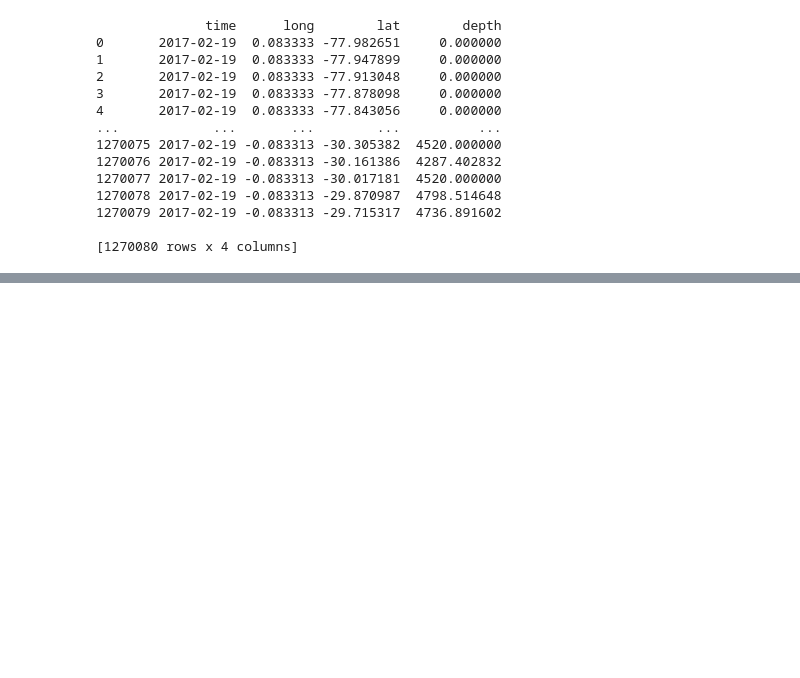
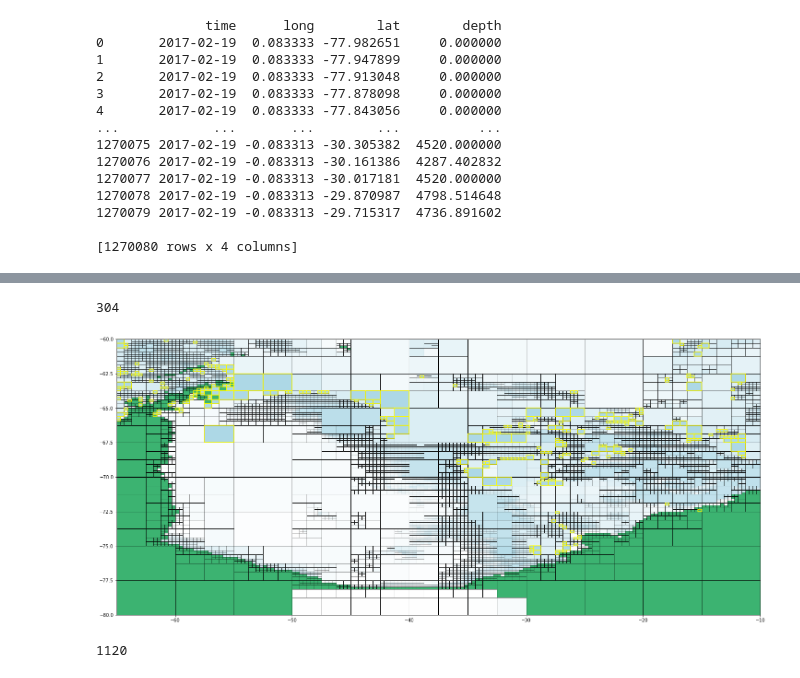
Before and after one commit to antarctica/PolarRoute, a Jupyter notebook: Modis_Testing.ipynb, the cells around one changed output, grey strips where cells are left out. Cells and saved outputs as stored; diff of their text form; code cells hidden in the pictures; blank space fills up the shorter version.

```diff
--- a/Modis_Testing.ipynb
+++ b/Modis_Testing.ipynb
@@ -124,0 +158,39 @@ modis_grid.plot()
+# %%
+minimum_ice_points = 1
+
+cellBoxes_under_minimum = []
+
+for cellBox in modis_grid.cellBoxes:
+    if isinstance(cellBox, CellBox):
+        icePoints = cellBox.getDataPoints().dropna(subset = ['iceArea'])
+        if icePoints.shape[0] < minimum_ice_points:
+            cellBoxes_under_minimum.append(cellBox)
+
+print(len(cellBoxes_under_minimum))
+# %% [output]
+304
+# %%
+modis_grid.plot(highlightCellBoxes = {'yellow':cellBoxes_under_minimum})
+# %% [output]
+[figure, added]
+# %%
+minimum_ips_km2 = 0.2
+
+cellBoxes_under_minimum = []
+
+for cellBox in modis_grid.cellBoxes:
+    if isinstance(cellBox, CellBox):
+        icePoints = cellBox.getDataPoints().dropna(subset = ['iceArea'])
+
+        cellBoxHeightKm = cellBox.height * 110.574
+        cellBoxWidthKm = cellBox.width * 111.320 * math.cos(math.radians(cellBox.lat + (0.5 * cellBox.height)))
+        cellBoxAreaKm = cellBoxHeightKm * cellBoxWidthKm
+
+        ips_per_km2 = icePoints.shape[0] / cellBoxAreaKm
+
+        if ips_per_km2 < minimum_ips_km2:
+            cellBoxes_under_minimum.append(cellBox)
+
+print(len(cellBoxes_under_minimum))
+# %% [output]
+1120
```
Also changed, not shown: parts of 26 cells of this notebook, 1 other file.
